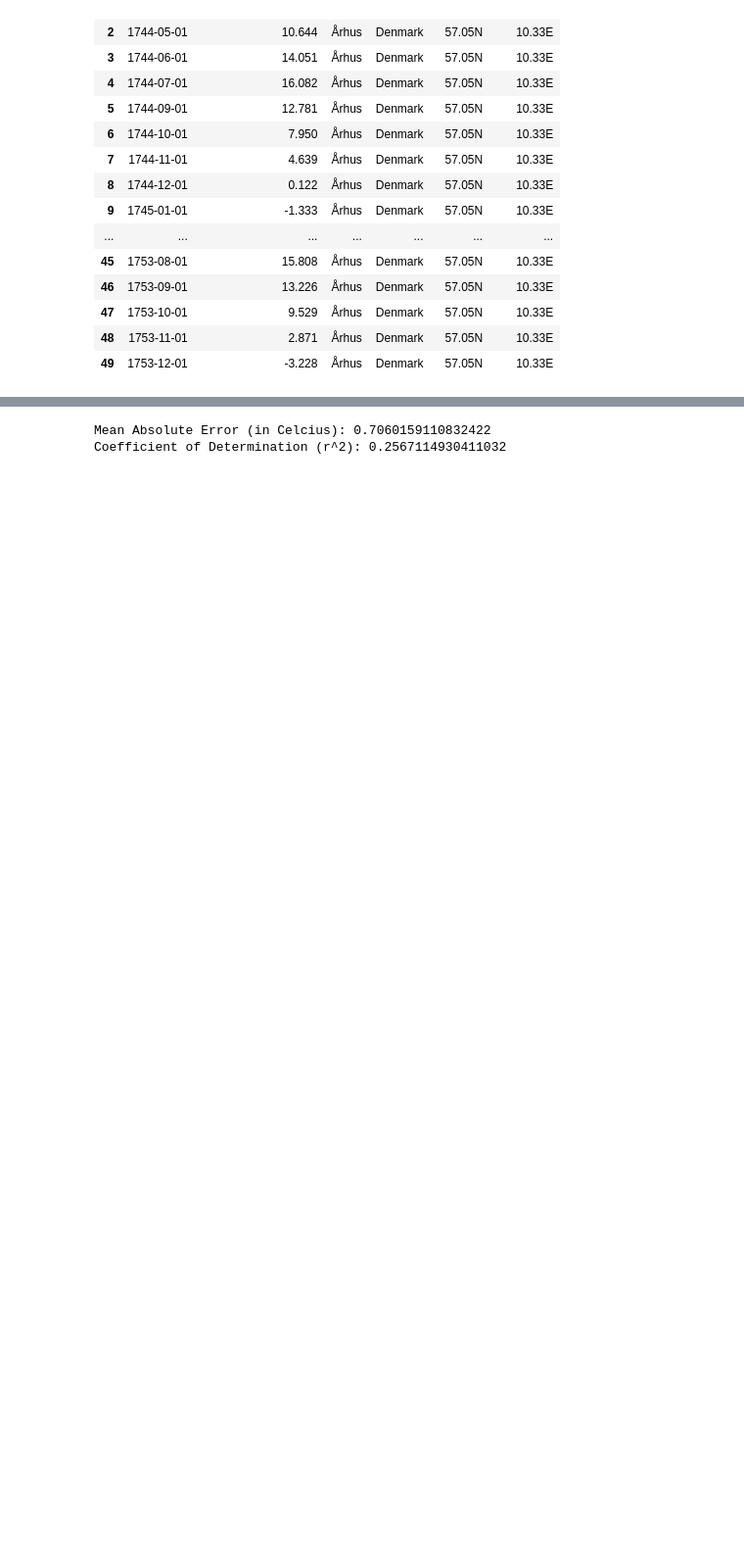
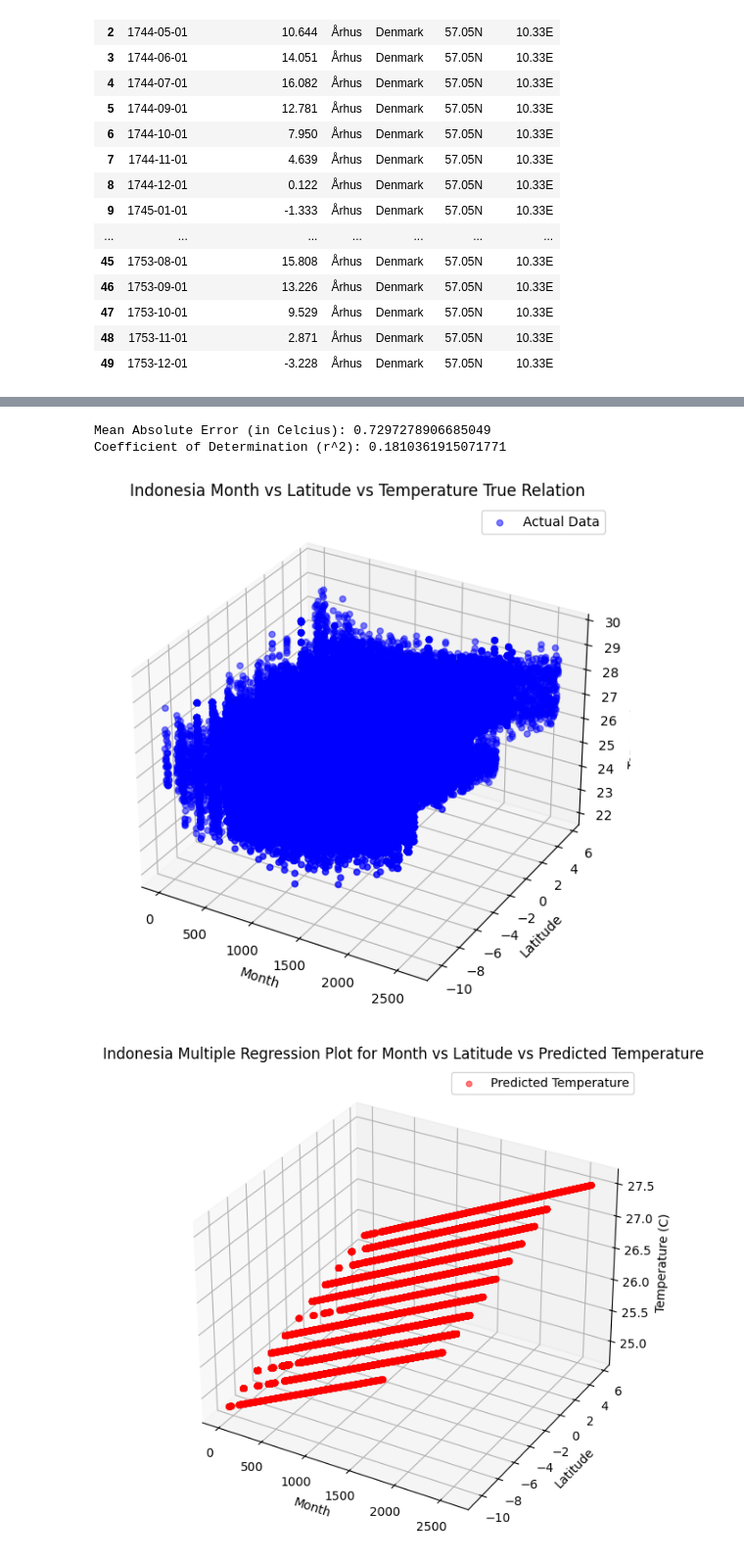
Before and after one commit to unc-ml-climate-project/ML-Climate-Project, a Jupyter notebook: models/city_temperature_models.ipynb, the cells around one changed output, grey strips where cells are left out. Shown at 98% size. Saved outputs shown, nothing was run; the diff lists cells and outputs as text; code cells hidden in the pictures; blank space fills up the shorter version.

Commit message:
Add hyperplane visualization for latitude model and attempt polynomial hyperplane regression

```diff
--- a/models/city_temperature_models.ipynb
+++ b/models/city_temperature_models.ipynb
@@ -57,9 +72,9 @@ def convert_coordinate(coordinate_string):
 
     return relative_coordinate
 # %%
-def multiple_linear_reg(train_data, train_country, input_features, output_features):
+def multiple_linear_reg(train_data, input_features, output_features):
     if train_data.empty:
-        print(f"No data available for training ({train_country}).")
+        print(f"No data available for training.")
     else:
         # Training and training plot
         # Need all datatypes to be the same for tensorflow
@@ -78,6 +93,8 @@ def multiple_linear_reg(train_data, train_country, input_features, output_featur
         # Evaluate coefficient of determination
         r2_train = r2_score(Y_train, Y_train_prediction.numpy())
         print(f"Coefficient of Determination (r^2): {r2_train}")
+
+        return (X_train, Y_train, Y_train_prediction)
 # %%
 # Compute the month offset (monotonically increasing) from the first date for each city
 df['dt'] = pd.to_datetime(df['dt'])
@@ -86,18 +103,61 @@ df['month_offset'] = (
     + (df['dt'].dt.month - df.groupby('City')['dt'].transform('min').dt.month)
     + 1)
 
-df_month = df[['month_offset', 'AverageTemperature', 'Country', 'Latitude', 'Longitude']]
+df_month = df[['month_offset', 'AverageTemperature', 'City', 'Country', 'Latitude', 'Longitude']]
 df_month.loc[:, 'Latitude'] = df_month['Latitude'].apply(convert_coordinate) # Make sure latitude and longitude are numeric (no characters)
 df_month.loc[:, 'Longitude'] = df_month['Longitude'].apply(convert_coordinate)
 df_month = df_month.reset_index(drop=False)
 
 # Select training data (regression over all the cities in one country)
 train_country = "Indonesia"
-train_data = df_month[df_month['Country'] == train_country]
+df_month = df_month[df_month['Country'] == train_country]
 
-input_features = ['month_offset', 'Latitude', 'Longitude']
+#input_features = ['month_offset', 'Latitude', 'Longitude']
+input_features = ['month_offset', 'Latitude'] # Try just using latitude (potentially more descriptive than longitude?)
 output_features = 'AverageTemperature'
-multiple_linear_reg(train_data=train_data, train_country=train_country, input_features=input_features, output_features=output_features)
+X_train_month, Y_train_month, Y_train_prediction_month = multiple_linear_reg(train_data=df_month, input_features=input_features, output_features=output_features)
 # %% [output]
-Mean Absolute Error (in Celcius): 0.7060159110832422
-Coefficient of Determination (r^2): 0.2567114930411032
+Mean Absolute Error (in Celcius): 0.7297278906685049
+Coefficient of Determination (r^2): 0.1810361915071771
+# %%
+fig_true = plt.figure(figsize=(10, 7))
+ax_true = fig_true.add_subplot(111, projection='3d')
+
+# Plot the actual data points (month, latitude, and true average temperature)
+ax_true.scatter(
+    df_month['month_offset'],
+    df_month['Latitude'],
+    df_month['AverageTemperature'],
+    label='Actual Data',
+    color='blue',
+    alpha=0.5
+)
+ax_true.set_xlabel('Month')
+ax_true.set_ylabel('Latitude')
+ax_true.set_zlabel('Temperature (C)')
+ax_true.legend()
+ax_true.set_title(f"{train_country} Month vs Latitude vs Temperature True Relation")
+plt.show()
+
+fig_pred = plt.figure(figsize=(10, 7))
+ax_pred = fig_pred.add_subplot(111, projection='3d')
+
+# Plot predictions (from above multiple regression)
+# X_train_month[:,0] is month and X_train_month[:,1] is latitude
+ax_pred.scatter(
+    X_train_month[:, 0],
+    X_train_month[:, 1],
+    Y_train_prediction_month.numpy().flatten(),
+    label='Predicted Temperature',
+    color='red',
+    alpha=0.5
+)
+ax_pred.set_xlabel('Month')
+ax_pred.set_ylabel('Latitude')
+ax_pred.set_zlabel('Temperature (C)')
+ax_pred.legend()
+ax_pred.set_title(f"{train_country} Multiple Regression Plot for Month vs Latitude vs Predicted Temperature")
+plt.show()
+# %% [output]
+[figure, added]
+[figure, added]
```
Also changed, not shown: parts of 15 cells of this notebook.
